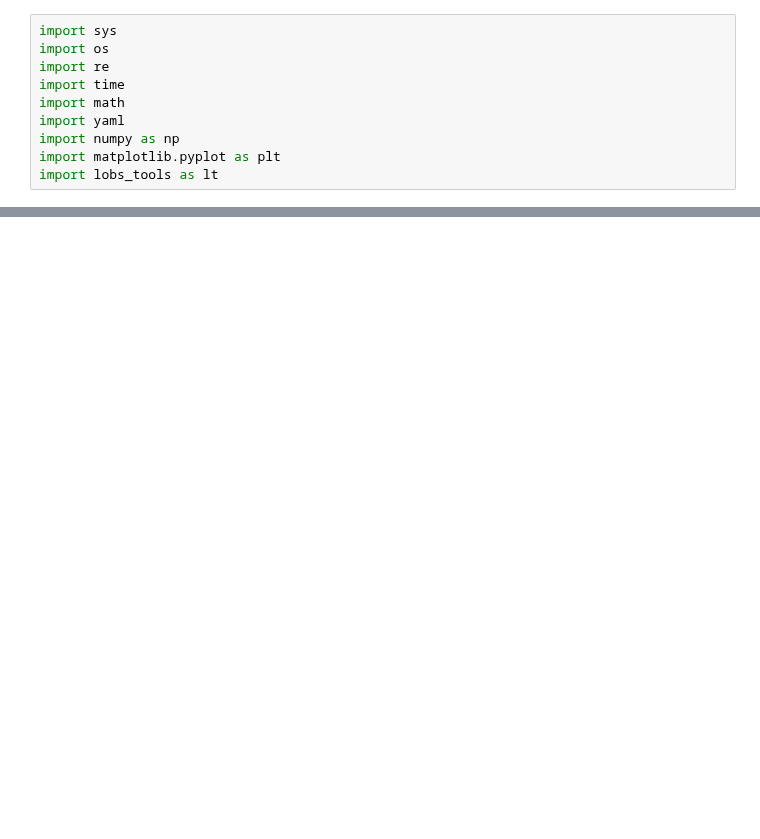
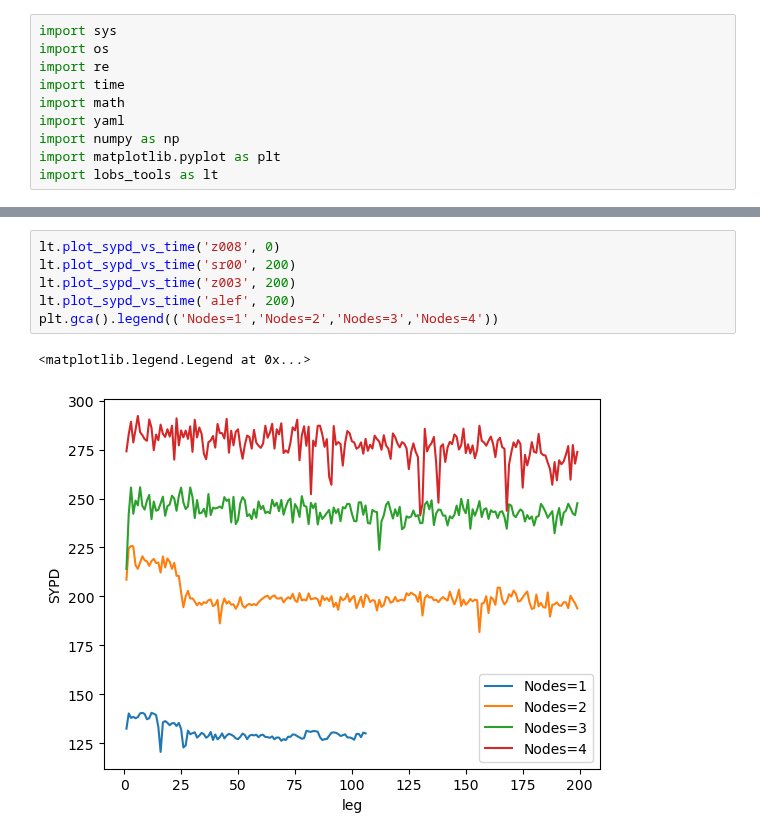
Before and after one commit to asozza/stece, a Jupyter notebook: lobs/test.ipynb, the cells around one changed output, grey strips where cells are left out. Drawn from its saved outputs; the diff is of its cells as text; blank space fills up the shorter version.

```diff
--- a/lobs/test.ipynb
+++ b/lobs/test.ipynb
@@ -15,0 +17,9 @@ lt.plot_sypd('sr00')
+# %%
+lt.plot_sypd_vs_time('z008', 0)
+lt.plot_sypd_vs_time('sr00', 200)
+lt.plot_sypd_vs_time('z003', 200)
+lt.plot_sypd_vs_time('alef', 200)
+plt.gca().legend(('Nodes=1','Nodes=2','Nodes=3','Nodes=4'))
+# %% [output]
+<matplotlib.legend.Legend at 0x...>
+[figure, added]
```
Also changed, not shown: parts of 3 cells of this notebook, 5 other files.
